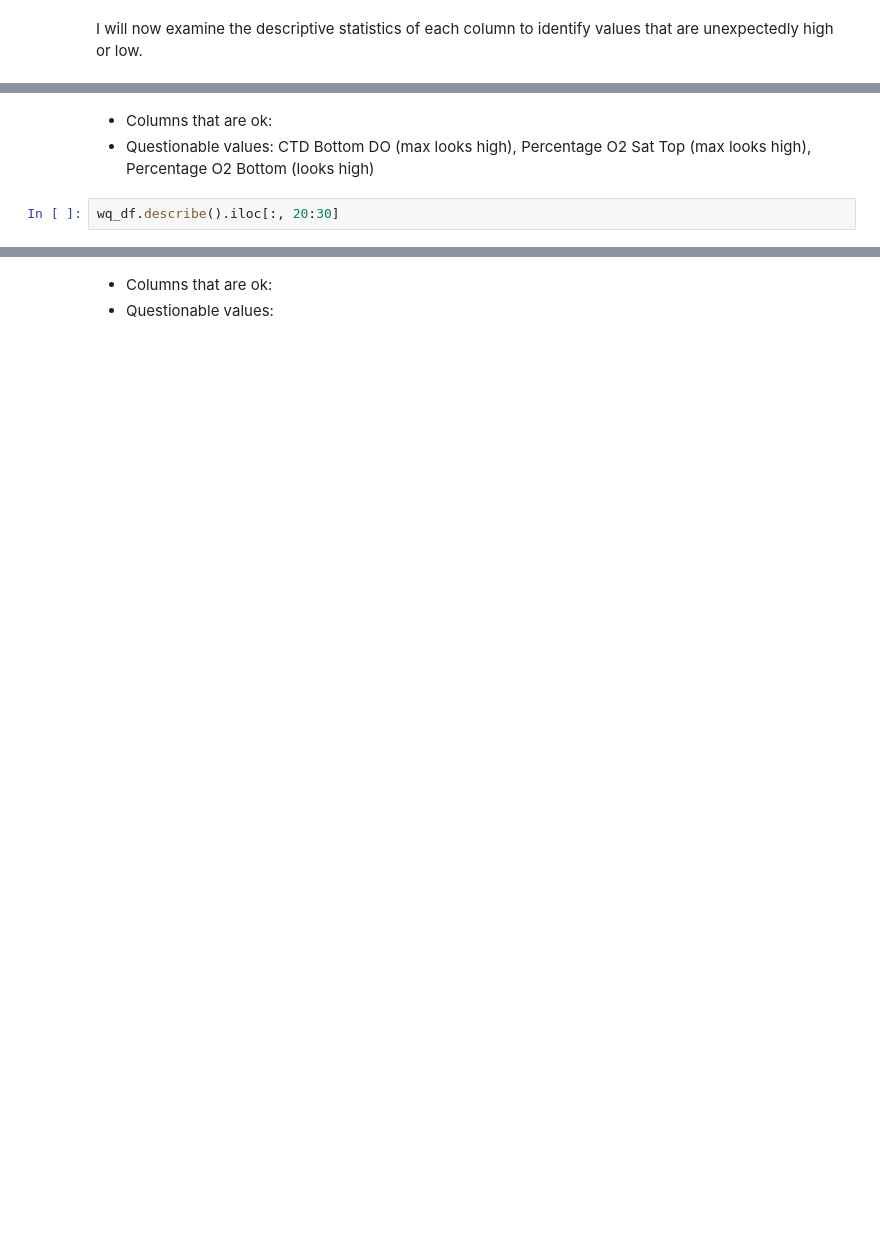
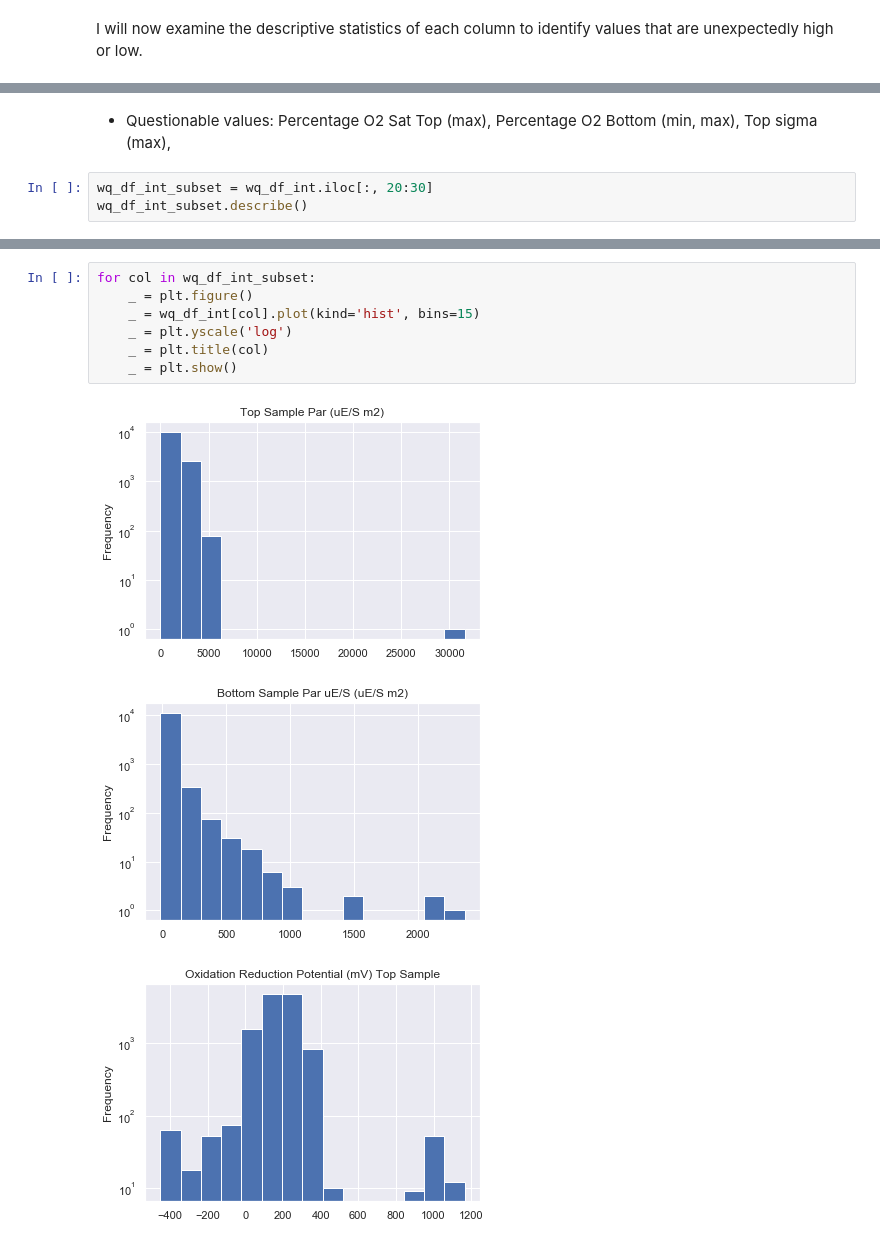
Before and after one commit to dradamski/capstone-two, a Jupyter notebook: notebooks/Data Exploration.ipynb, the cells around one changed output, grey strips where cells are left out. Saved outputs shown, nothing was run; the diff lists cells and outputs as text; blank space fills up the shorter version.

```diff
--- a/notebooks/Data Exploration.ipynb
+++ b/notebooks/Data Exploration.ipynb
@@ -101,9 +89,9 @@ wq_df_int.describe().iloc[:, 10:20]
 # %% [markdown]
-- Columns that are ok:
 - Questionable values:
-CTD Bottom DO (max looks high), Percentage O2 Sat Top (max looks high), Percentage O2 Bottom (looks high)
+Percentage O2 Sat Top (max), Percentage O2 Bottom (min, max), Top sigma (max),
 # %%
-wq_df.describe().iloc[:, 20:30]
+wq_df_int_subset = wq_df_int.iloc[:, 20:30]
+wq_df_int_subset.describe()
 # %% [output]
 |  | Top Sample Par (uE/S m2) | Bottom Sample Par uE/S (uE/S m2) | Oxidation Reduction Potential (mV... | Oxidation Reduction Potential (mV... | ... |
 | count | 12577.000000 | 11639.000000 | 12333.000000 | 11414.000000 | ... |
@@ -114,6 +102,14 @@ wq_df.describe().iloc[:, 20:30]
 | 50% | 452.000000 | 0.070000 | 188.857000 | 187.991500 | ... |
 | 75% | 1811.000000 | 8.000000 | 238.850000 | 241.260000 | ... |
 | max | 31579.900000 | 2363.000000 | 1165.560000 | 1131.620000 | ... |
-# %% [markdown]
-- Columns that are ok:
-- Questionable values:
+# %%
+for col in wq_df_int_subset:
+    _ = plt.figure()
+    _ = wq_df_int[col].plot(kind='hist', bins=15)
+    _ = plt.yscale('log')
+    _ = plt.title(col)
+    _ = plt.show()
+# %% [output]
+[figure, added]
+[figure, added]
+[figure, added]
```
Also changed, not shown: parts of 18 cells of this notebook.
